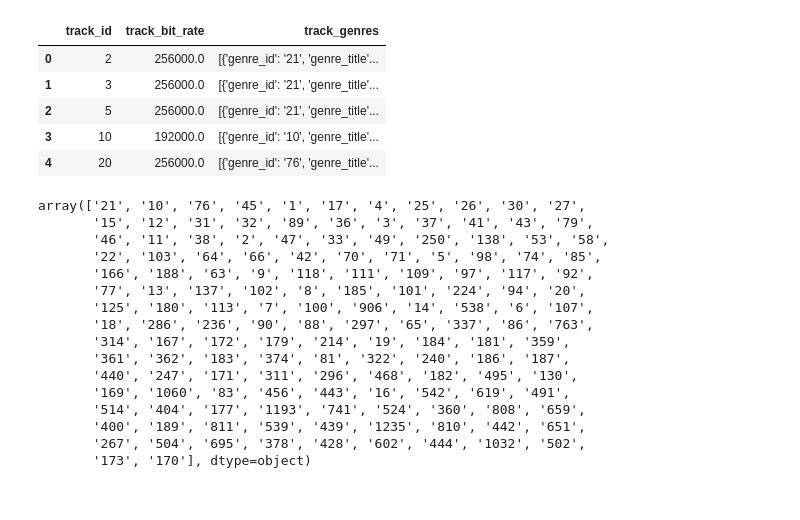
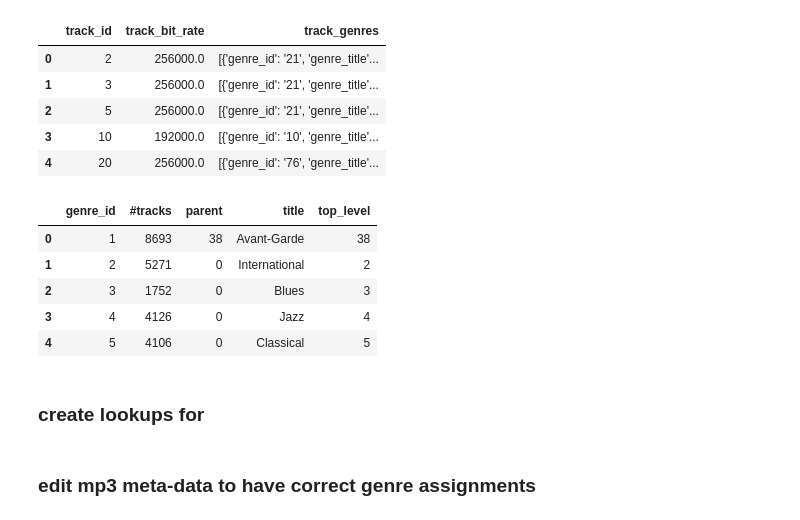
Before and after one commit to Zajano/Music_Genre_Classification, a Jupyter notebook: zach/FMA_cleaning.ipynb, the cells around one changed output. Saved outputs shown, nothing was run; the diff lists cells and outputs as text; code cells hidden in the pictures.

Commit message:
FMA audio file genre fix

```diff
--- a/zach/FMA_cleaning.ipynb
+++ b/zach/FMA_cleaning.ipynb
@@ -104,19 +85,0 @@ tracks_df['genre_ids'] = tracks_df['track_genres'].apply(get_genre_id)
-# %%
-tracks_df['genre_ids'].unique()
-# %% [output]
-array(['21', '10', '76', '45', '1', '17', '4', '25', '26', '30', '27',
-       '15', '12', '31', '32', '89', '36', '3', '37', '41', '43', '79',
-       '46', '11', '38', '2', '47', '33', '49', '250', '138', '53', '58',
-       '22', '103', '64', '66', '42', '70', '71', '5', '98', '74', '85',
-       '166', '188', '63', '9', '118', '111', '109', '97', '117', '92',
-       '77', '13', '137', '102', '8', '185', '101', '224', '94', '20',
-       '125', '180', '113', '7', '100', '906', '14', '538', '6', '107',
-       '18', '286', '236', '90', '88', '297', '65', '337', '86', '763',
-       '314', '167', '172', '179', '214', '19', '184', '181', '359',
-       '361', '362', '183', '374', '81', '322', '240', '186', '187',
-       '440', '247', '171', '311', '296', '468', '182', '495', '130',
-       '169', '1060', '83', '456', '443', '16', '542', '619', '491',
-       '514', '404', '177', '1193', '741', '524', '360', '808', '659',
-       '400', '189', '811', '539', '439', '1235', '810', '442', '651',
-       '267', '504', '695', '378', '428', '602', '444', '1032', '502',
-       '173', '170'], dtype=object)
@@ -134,0 +88,11 @@ audiofile.tag.save()
+# %%
+genres_df.head()
+# %% [output]
+|  | genre_id | #tracks | parent | title | top_level |
+| 0 | 1 | 8693 | 38 | Avant-Garde | 38 |
+| 1 | 2 | 5271 | 0 | International | 2 |
+| 2 | 3 | 1752 | 0 | Blues | 3 |
+| 3 | 4 | 4126 | 0 | Jazz | 4 |
+| 4 | 5 | 4106 | 0 | Classical | 5 |
+# %% [markdown]
+### create lookups for
@@ -134,0 +108,2 @@ audiofile.tag.save()
+# %% [markdown]
+### edit mp3 meta-data to have correct genre assignments
```
Also changed, not shown: parts of 10 cells of this notebook.
